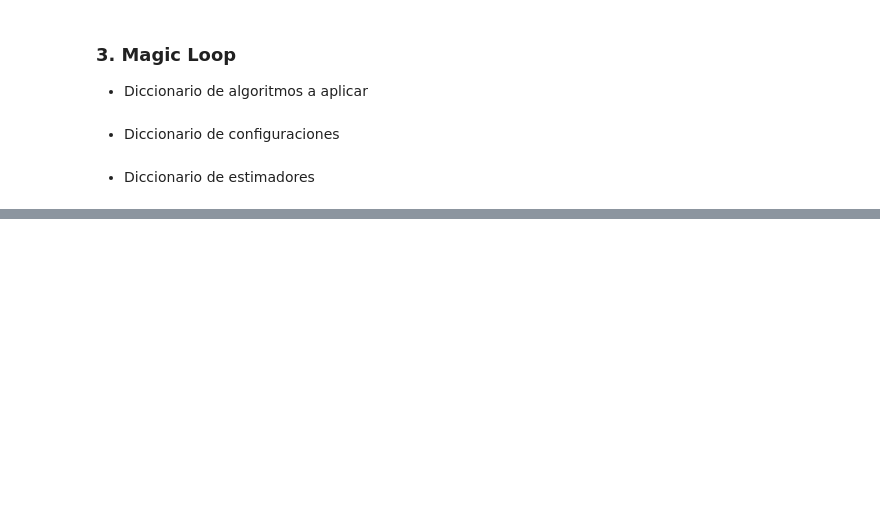
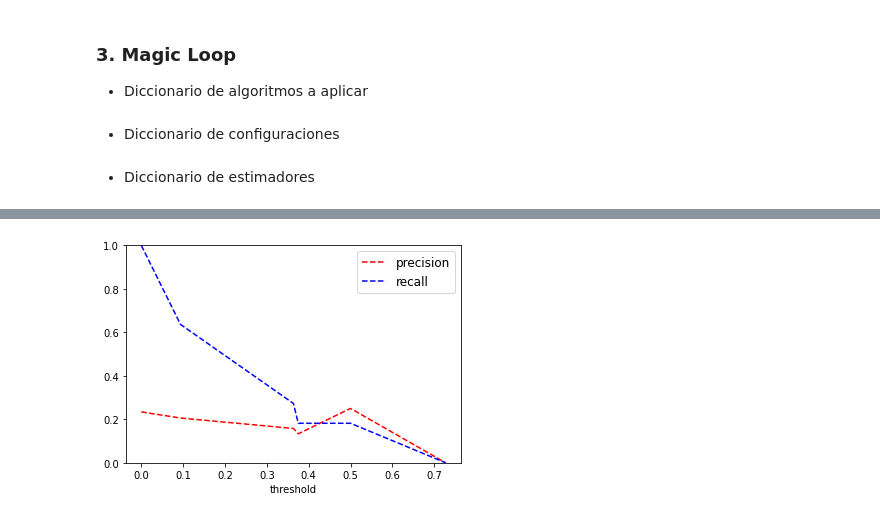
Before and after one commit to AideJGC/ProyectoDIABETIA_Estancia, a Jupyter notebook: notebooks/Modeling.ipynb, the cells around one changed output, grey strips where cells are left out. Cells and saved outputs as stored; diff of their text form; code cells hidden in the pictures; blank space fills up the shorter version.

```diff
--- a/notebooks/Modeling.ipynb
+++ b/notebooks/Modeling.ipynb
@@ -85,0 +152,31 @@ estimators_dict = {'tree': DecisionTreeClassifier(random_state=1111),
+# %%
+def get_metrics_report(fpr, tpr, thresholds, precision, recall, thresholds_2):
+    df_1 = pd.DataFrame({'threshold': thresholds_2, 'precision': precision,
+                         'recall': recall})
+    df_1['f1_score'] = 2 * (df_1.precision * df_1.recall) / (df_1.precision + df_1.recall)
+
+    df_2 = pd.DataFrame({'tpr': tpr, 'fpr': fpr, 'threshold': thresholds})
+    df_2['tnr'] = 1 - df_2['fpr']
+    df_2['fnr'] = 1 - df_2['tpr']
+
+    df = df_1.merge(df_2, on="threshold")
+
+    return df
+# %%
+# Generando métricas
+precision, recall, thresholds_2 = precision_recall_curve(y_test, predicted_scores[:, 1], pos_label=1)
+thresholds_2 = np.append(thresholds_2, 1)
+metrics_report = get_metrics_report(fpr, tpr, thresholds, precision, recall, thresholds_2)
+#save_metrics(metrics_report, '../output/metricas_offline.pkl')
+
+# Curva: Precision-recall
+plt.figure()
+plt.plot(metrics_report['threshold'], metrics_report['precision'], 'k--', c="red", label='precision')
+plt.plot(metrics_report['threshold'], metrics_report['recall'], 'k--', c="blue", label='recall')
+plt.xlabel('threshold')
+plt.ylim([0, 1])
+plt.legend(bbox_to_anchor=(1, 1), fontsize=12)
+plt.savefig('../output/recall_precision.png', bbox_inches='tight')
+#plt.show()
+# %% [output]
+[figure, added]
```
Also changed, not shown: parts of 14 cells of this notebook.
